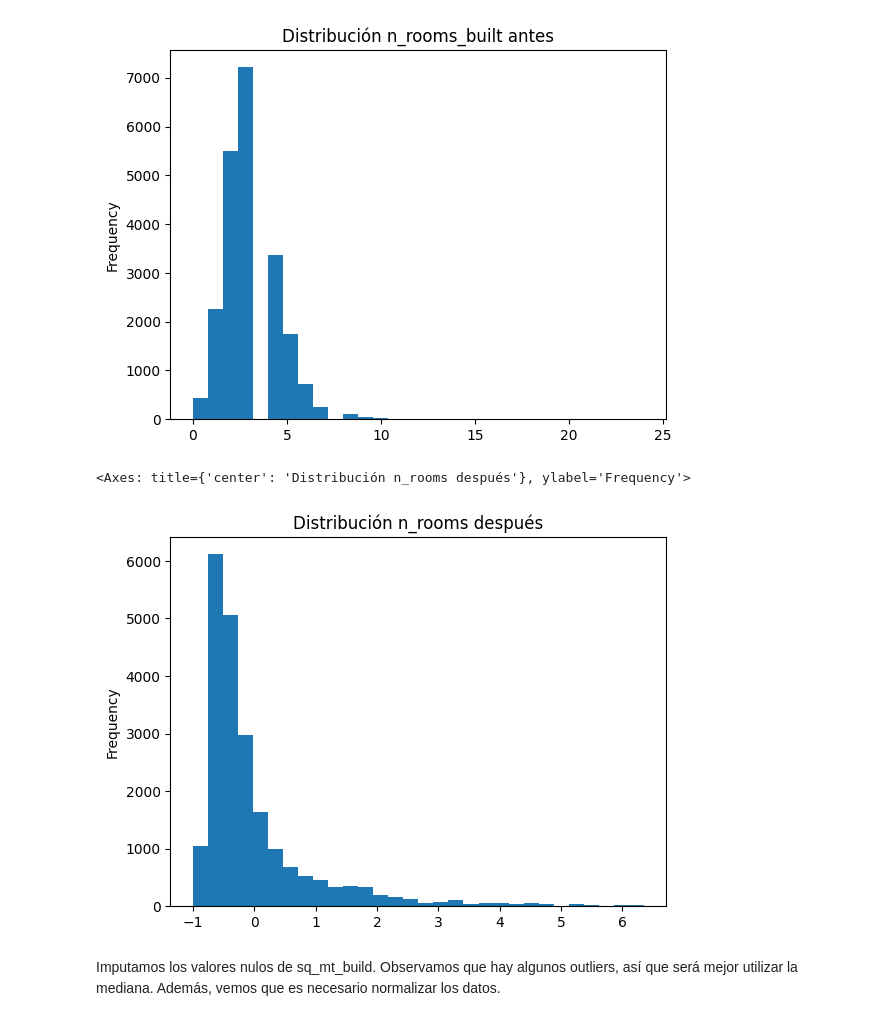
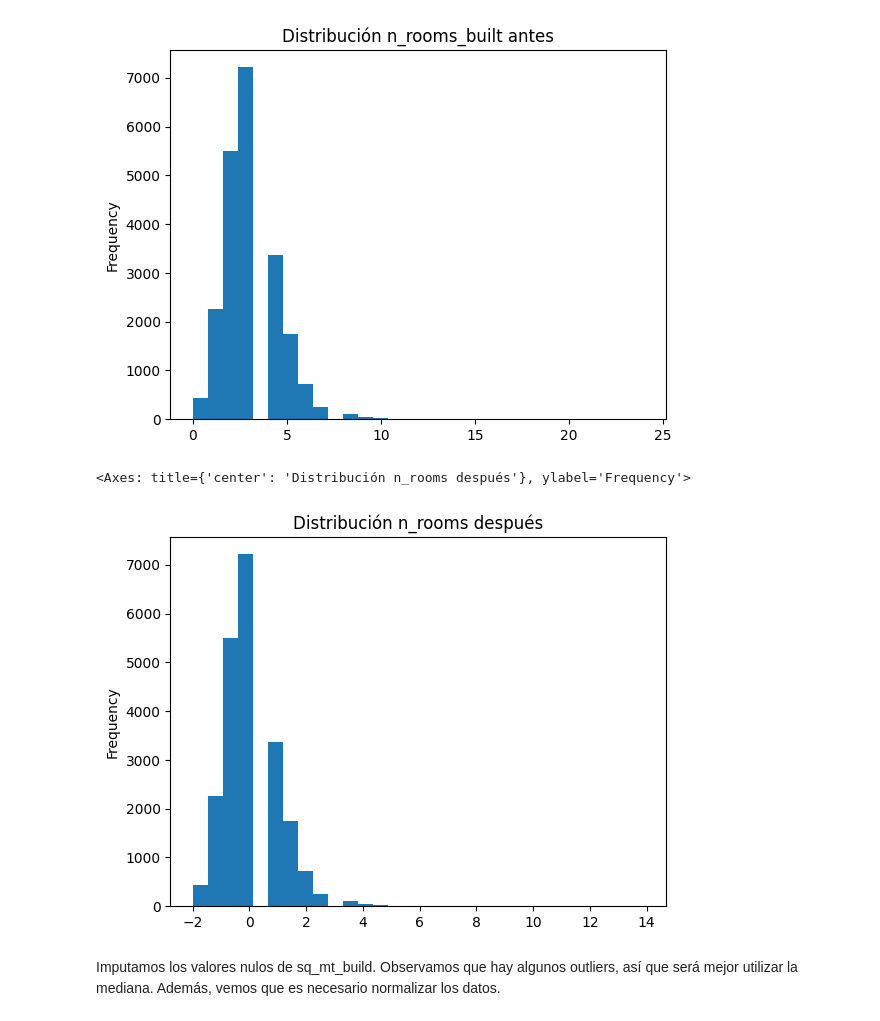
Before and after one commit to carleslobon/MD2, a Jupyter notebook: preprocessing/preprocessing_ricard.ipynb, the cells around one changed output. Drawn from its saved outputs; the diff is of its cells as text; code cells hidden in the pictures.

```diff
--- a/preprocessing/preprocessing_ricard.ipynb
+++ b/preprocessing/preprocessing_ricard.ipynb
@@ -45,11 +45,11 @@ df['n_rooms'].plot(kind='hist', bins=30, title='Distribución n_rooms_built ante
 [figure]
 # %%
 scaler = StandardScaler()
-df['n_rooms'] = scaler.fit_transform(df[['sq_mt_built']])
+df['n_rooms'] = scaler.fit_transform(df[['n_rooms']])
 df['n_rooms'].plot(kind='hist', bins=30, title='Distribución n_rooms después')
 # %% [output]
 <Axes: title={'center': 'Distribución n_rooms después'}, ylabel='Frequency'>
-[figure, old version]
+[figure, new version]
 # %% [markdown]
 Imputamos los valores nulos de sq_mt_build. Observamos que hay algunos outliers, así que será mejor utilizar la mediana. Además, vemos que es necesario normalizar los datos.
 # %%
```
Also changed, not shown: parts of 1 cell of this notebook, 4 other files.
